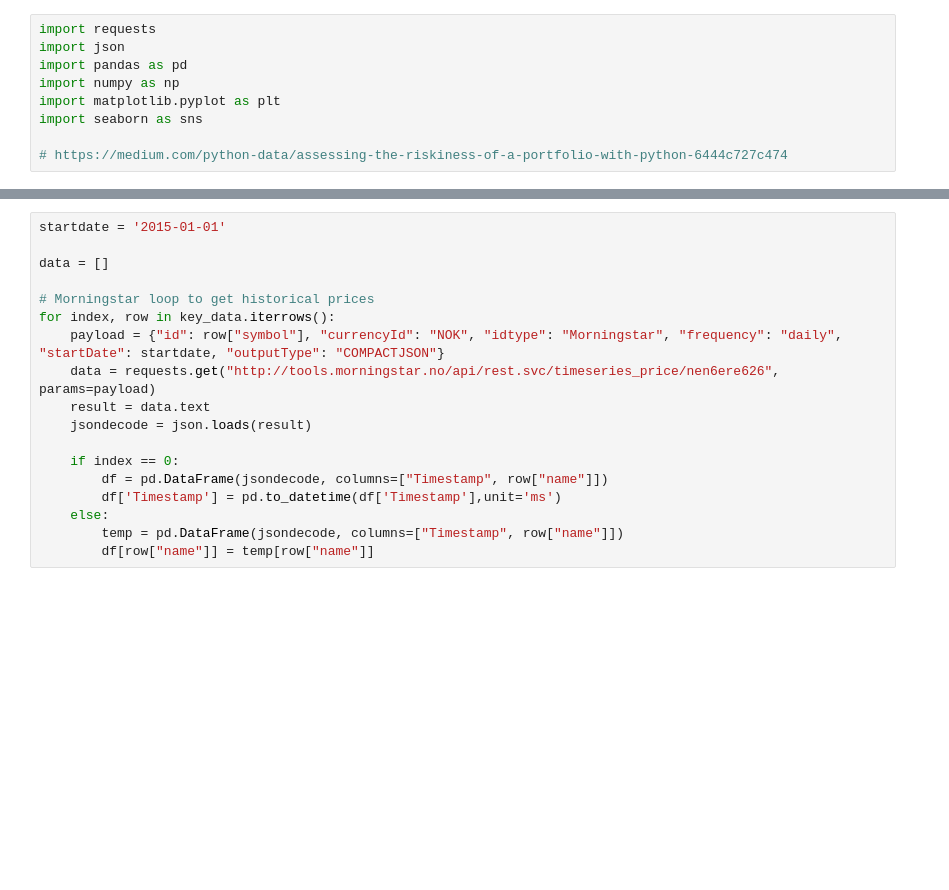
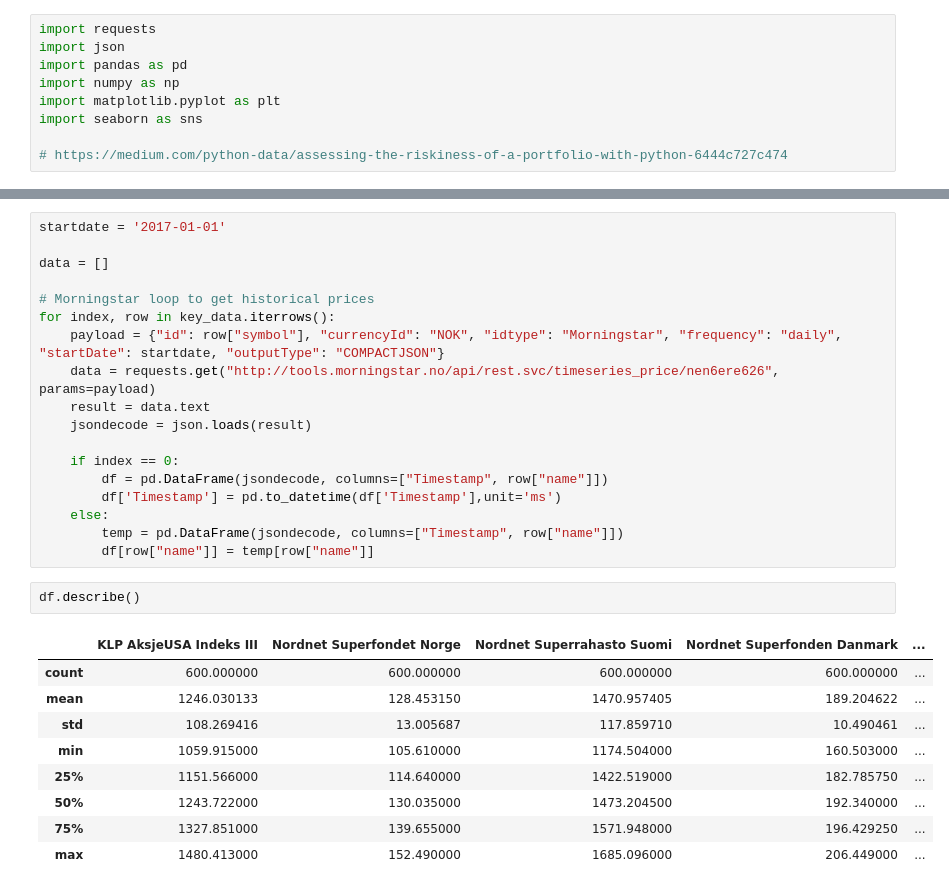
Before and after one commit to eivinhoy/fondet_jupyter, a Jupyter notebook: fond_analyse.ipynb, the cells around one changed output, grey strips where cells are left out. Saved outputs shown, nothing was run; the diff lists cells and outputs as text; blank space fills up the shorter version.

```diff
--- a/fond_analyse.ipynb
+++ b/fond_analyse.ipynb
@@ -57,5 +57,5 @@ key_data
 # %%
-startdate = '2015-01-01'
+startdate = '2017-01-01'
 
 data = []
 
@@ -72,3 +72,15 @@ for index, row in key_data.iterrows():
     else:
         temp = pd.DataFrame(jsondecode, columns=["Timestamp", row["name"]])
         df[row["name"]] = temp[row["name"]]
+# %%
+df.describe()
+# %% [output]
+|  | KLP AksjeUSA Indeks III | Nordnet Superfondet Norge | Nordnet Superrahasto Suomi | Nordnet Superfonden Danmark | ... |
+| count | 600.000000 | 600.000000 | 600.000000 | 600.000000 | ... |
+| mean | 1246.030133 | 128.453150 | 1470.957405 | 189.204622 | ... |
+| std | 108.269416 | 13.005687 | 117.859710 | 10.490461 | ... |
+| min | 1059.915000 | 105.610000 | 1174.504000 | 160.503000 | ... |
+| 25% | 1151.566000 | 114.640000 | 1422.519000 | 182.785750 | ... |
+| 50% | 1243.722000 | 130.035000 | 1473.204500 | 192.340000 | ... |
+| 75% | 1327.851000 | 139.655000 | 1571.948000 | 196.429250 | ... |
+| max | 1480.413000 | 152.490000 | 1685.096000 | 206.449000 | ... |
```
Also changed, not shown: parts of 7 cells of this notebook.
